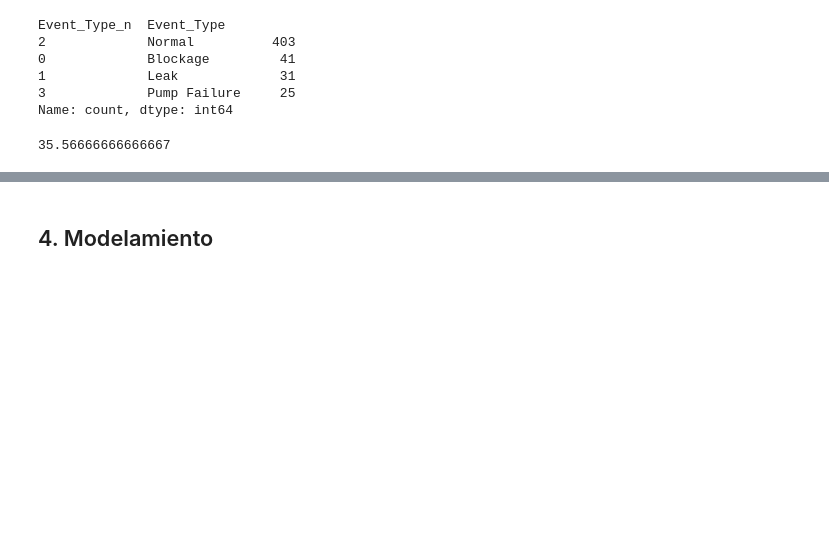
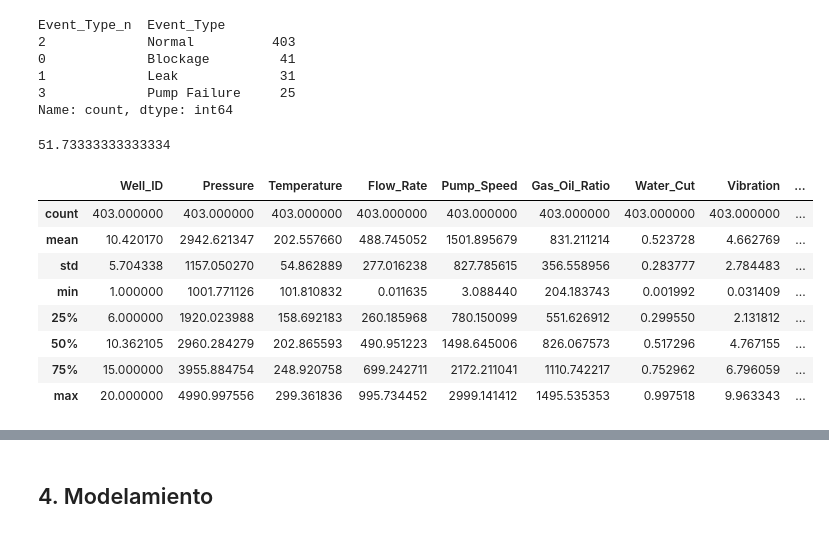
Before and after one commit to xaramillo/ml-bootcamp-labs, a Jupyter notebook: notebooks/laboratorio-s06.ipynb, the cells around one changed output, grey strips where cells are left out. Drawn from its saved outputs; the diff is of its cells as text; code cells hidden in the pictures; blank space fills up the shorter version.

```diff
--- a/notebooks/laboratorio-s06.ipynb
+++ b/notebooks/laboratorio-s06.ipynb
@@ -301,7 +314,7 @@ Event_Type_n  Event_Type
 Name: count, dtype: int64
 # %%
 # regla de balanceo de clases
-(41+31+25)/3 *1.1
+(41+31+25)/3 *1.6
 # %% [output]
-35.56666666666667
+51.73333333333334
 # %%
@@ -308,0 +323,12 @@ majority_class_df_sample = df_imputado.loc[df_imputado.Event_Type == 2].sample(3
+# %%
+df_imputado.loc[df_imputado.Event_Type == 2].describe()
+# %% [output]
+|  | Well_ID | Pressure | Temperature | Flow_Rate | Pump_Speed | Gas_Oil_Ratio | Water_Cut | Vibration | ... |
+| count | 403.000000 | 403.000000 | 403.000000 | 403.000000 | 403.000000 | 403.000000 | 403.000000 | 403.000000 | ... |
+| mean | 10.420170 | 2942.621347 | 202.557660 | 488.745052 | 1501.895679 | 831.211214 | 0.523728 | 4.662769 | ... |
+| std | 5.704338 | 1157.050270 | 54.862889 | 277.016238 | 827.785615 | 356.558956 | 0.283777 | 2.784483 | ... |
+| min | 1.000000 | 1001.771126 | 101.810832 | 0.011635 | 3.088440 | 204.183743 | 0.001992 | 0.031409 | ... |
+| 25% | 6.000000 | 1920.023988 | 158.692183 | 260.185968 | 780.150099 | 551.626912 | 0.299550 | 2.131812 | ... |
+| 50% | 10.362105 | 2960.284279 | 202.865593 | 490.951223 | 1498.645006 | 826.067573 | 0.517296 | 4.767155 | ... |
+| 75% | 15.000000 | 3955.884754 | 248.920758 | 699.242711 | 2172.211041 | 1110.742217 | 0.752962 | 6.796059 | ... |
+| max | 20.000000 | 4990.997556 | 299.361836 | 995.734452 | 2999.141412 | 1495.535353 | 0.997518 | 9.963343 | ... |
```
Also changed, not shown: parts of 12 cells of this notebook.
